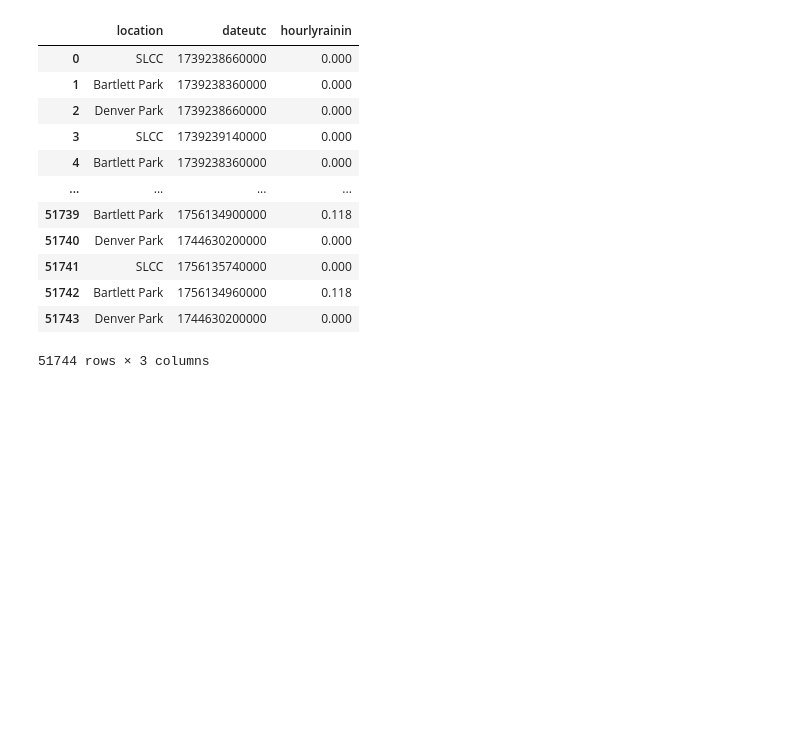
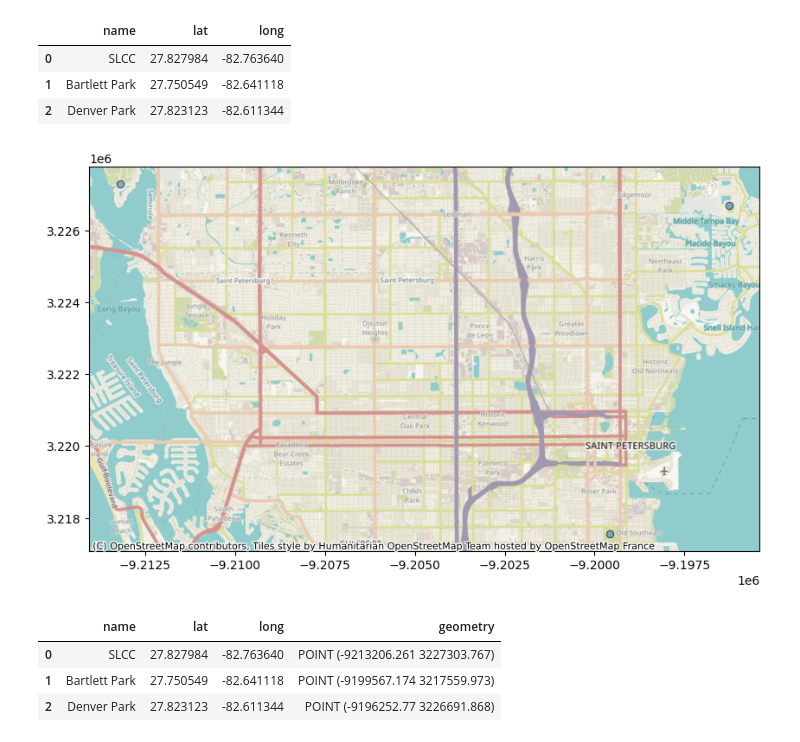
Before and after one commit to colarussoa/urban_flood_prediction, a Jupyter notebook: Notebooks/Get_AWN_data_from_github.ipynb, the cells around one changed output. Drawn from its saved outputs; the diff is of its cells as text; code cells hidden in the pictures; blank space fills up the shorter version.

```diff
--- a/Notebooks/Get_AWN_data_from_github.ipynb
+++ b/Notebooks/Get_AWN_data_from_github.ipynb
@@ -34,20 +25,33 @@ df_rainfall
 # %%
 location_dict = {
-    "SLCC" : "",
-    "Bartlett Park" : "",
-    "Denver Park" : ""
+    "SLCC" : [27.827984, -82.763640],
+    "Bartlett Park" : [27.7505490, -82.6411180],
+    "Denver Park" : [27.8231228, -82.6113442]
 }
-# %% [output]
-|  | location | dateutc | hourlyrainin |
-| 0 | SLCC | 1739238660000 | 0.000 |
-| 1 | Bartlett Park | 1739238360000 | 0.000 |
-| 2 | Denver Park | 1739238660000 | 0.000 |
-| 3 | SLCC | 1739239140000 | 0.000 |
-| 4 | Bartlett Park | 1739238360000 | 0.000 |
-| ... | ... | ... | ... |
-| 51739 | Bartlett Park | 1756134900000 | 0.118 |
-| 51740 | Denver Park | 1744630200000 | 0.000 |
-| 51741 | SLCC | 1756135740000 | 0.000 |
-| 51742 | Bartlett Park | 1756134960000 | 0.118 |
-| 51743 | Denver Park | 1744630200000 | 0.000 |
-51744 rows × 3 columns
+# %%
+
+df
+# %% [output]
+|  | name | lat | long |
+| 0 | SLCC | 27.827984 | -82.763640 |
+| 1 | Bartlett Park | 27.750549 | -82.641118 |
+| 2 | Denver Park | 27.823123 | -82.611344 |
+# %%
+df = pd.read_csv("./AWN_coords.txt", sep=", ", engine='python') #read in points
+geometry = [Point(xy) for xy in zip(df['long'], df['lat'])] #get geometry in porper format
+gdf = GeoDataFrame(df, geometry=geometry) #Convert to gdf
+gdf = gdf.set_crs('epsg:4326') #set crs to WGS84
+gdf = gdf.to_crs(epsg=3857) #convert to web mercator
+# %%
+#plot
+ax = gdf.plot(figsize=(10, 10), alpha=0.5, edgecolor="k")
+cx.add_basemap(ax)
+# %% [output]
+[figure, added]
+# %%
+gdf
+# %% [output]
+|  | name | lat | long | geometry |
+| 0 | SLCC | 27.827984 | -82.763640 | POINT (-9213206.261 3227303.767) |
+| 1 | Bartlett Park | 27.750549 | -82.641118 | POINT (-9199567.174 3217559.973) |
+| 2 | Denver Park | 27.823123 | -82.611344 | POINT (-9196252.77 3226691.868) |
```
Also changed, not shown: parts of 2 cells of this notebook, 1 other file.
